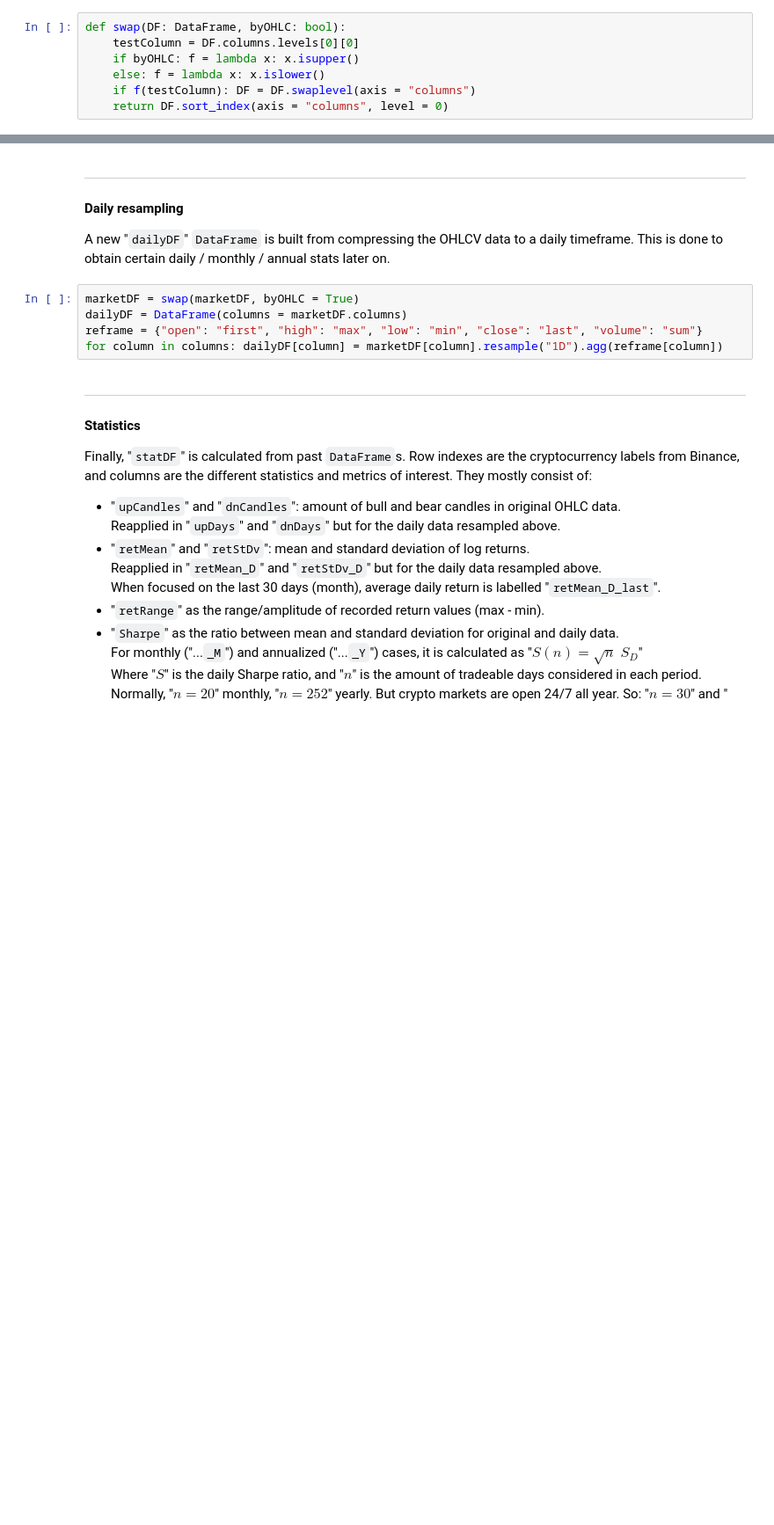
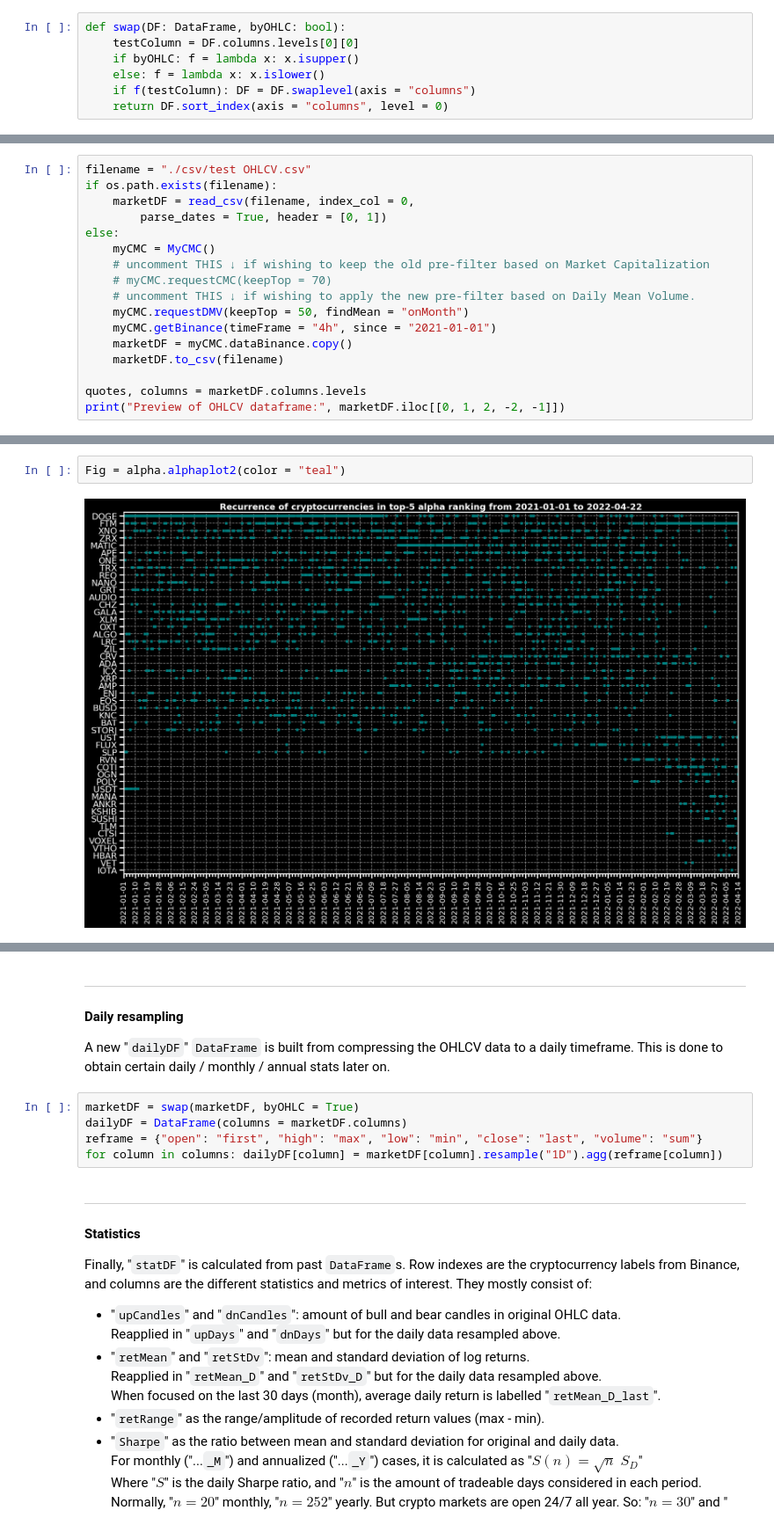
Before and after one commit to gsolaril/topCMC, a Jupyter notebook: Main report.ipynb, the cells around one changed output, grey strips where cells are left out. Shown at 88% size. Saved outputs shown, nothing was run; the diff lists cells and outputs as text; blank space fills up the shorter version.

```diff
--- a/Main report.ipynb
+++ b/Main report.ipynb
@@ -82,0 +79,17 @@ OHLCV = {key: marketDF[key] for key in columns}
+# %%
+filename = "./csv/test OHLCV.csv"
+if os.path.exists(filename):
+    marketDF = read_csv(filename, index_col = 0,
+        parse_dates = True, header = [0, 1])
+else:
+    myCMC = MyCMC()
+    # uncomment THIS ↓ if wishing to keep the old pre-filter based on Market Capitalization
+    # myCMC.requestCMC(keepTop = 70)
+    # uncomment THIS ↓ if wishing to apply the new pre-filter based on Daily Mean Volume.
+    myCMC.requestDMV(keepTop = 50, findMean = "onMonth")
+    myCMC.getBinance(timeFrame = "4h", since = "2021-01-01")
+    marketDF = myCMC.dataBinance.copy()
+    marketDF.to_csv(filename)
+
+quotes, columns = marketDF.columns.levels
+print("Preview of OHLCV dataframe:", marketDF.iloc[[0, 1, 2, -2, -1]])
@@ -165,0 +250,4 @@ A new "<code>returnDF</code>" <code>DataFrame</code> is built with the same stru
+# %%
+Fig = alpha.alphaplot2(color = "teal")
+# %% [output]
+[figure, added]
```
Also changed, not shown: parts of 41 cells of this notebook, 22 other files.
